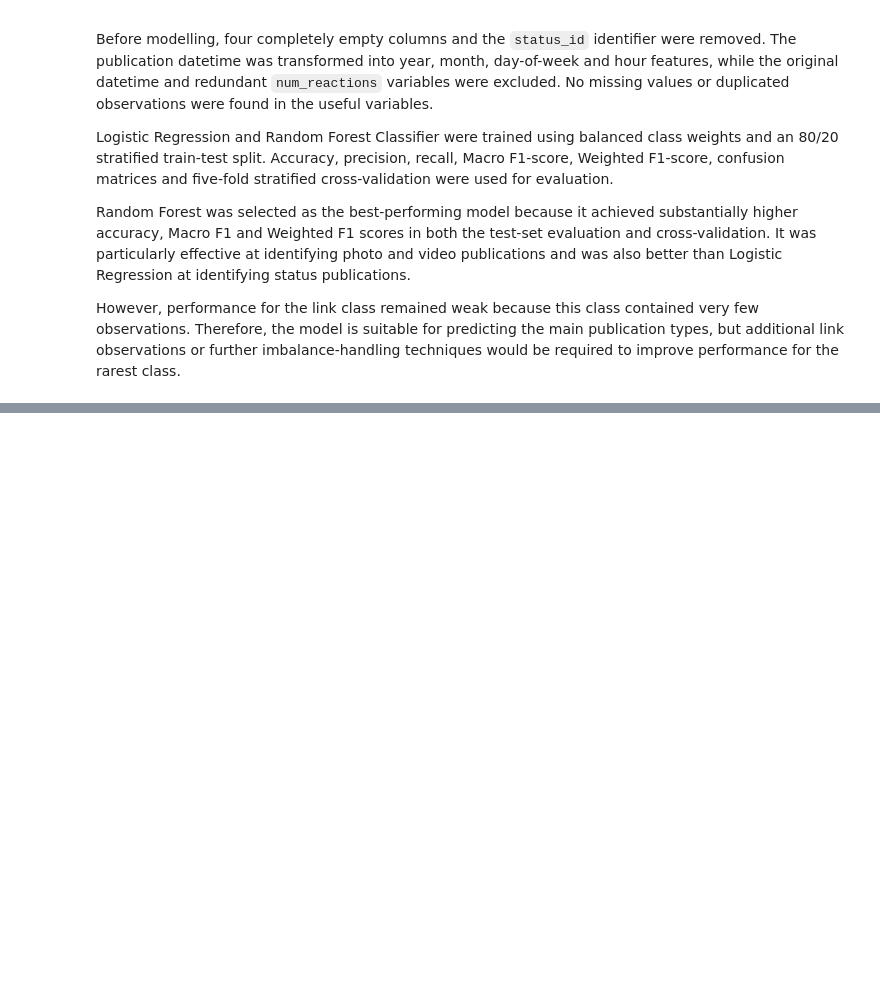
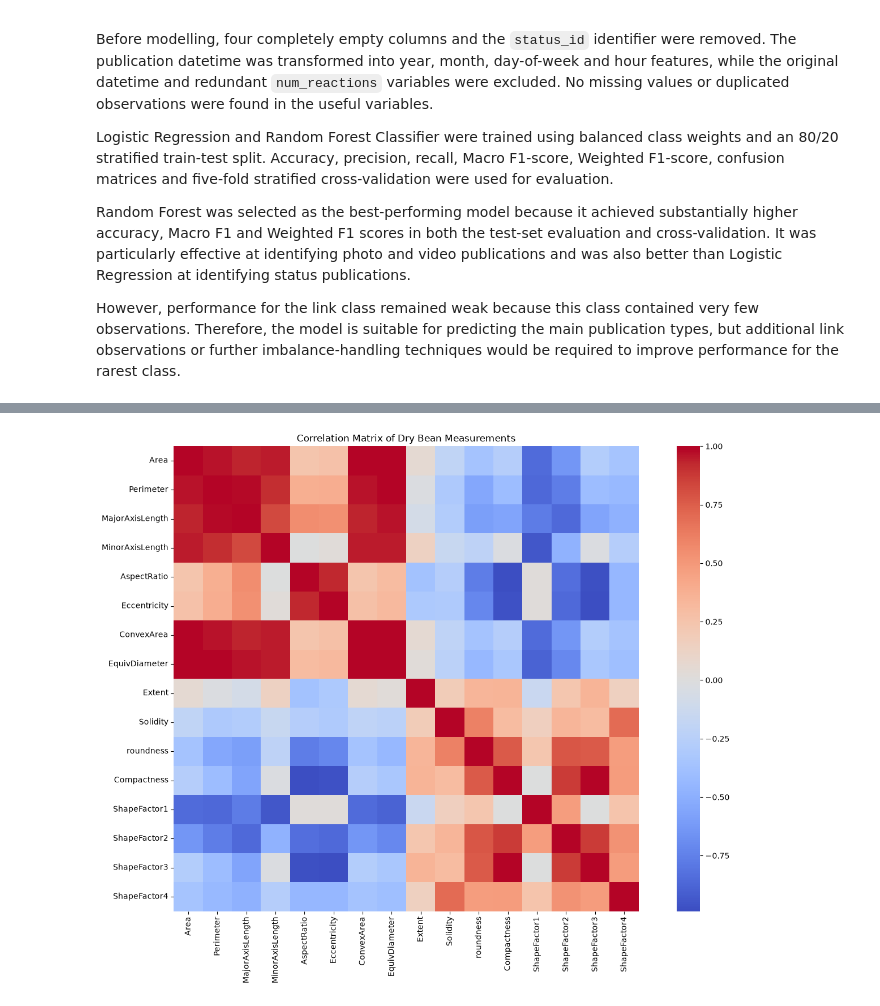
Before and after one commit to AmandaTFerraz/predictive-analytics-final-project, a Jupyter notebook: pda_finalproject.ipynb, the cells around one changed output, grey strips where cells are left out. Cells and saved outputs as stored; diff of their text form; code cells hidden in the pictures; blank space fills up the shorter version.

```diff
--- a/pda_finalproject.ipynb
+++ b/pda_finalproject.ipynb
@@ -1571,0 +1758,9 @@ However, performance for the link class remained weak because this class contain
+# %%
+bean_numeric_features = (
+    bean_df
+    .drop(columns=["Class"])
+    .columns
+    .tolist()
+)
+
+bean_df[bean_numeric_features].describe().T.round(3)
@@ -1571,0 +1785,20 @@ However, performance for the link class remained weak because this class contain
+# %%
+bean_correlation_matrix = (
+    bean_df[bean_numeric_features]
+    .corr()
+)
+
+plt.figure(figsize=(14, 10))
+
+sns.heatmap(
+    bean_correlation_matrix,
+    cmap="coolwarm",
+    center=0,
+    square=True
+)
+
+plt.title("Correlation Matrix of Dry Bean Measurements")
+plt.tight_layout()
+plt.show()
+# %% [output]
+[figure, added]
```
Also changed, not shown: parts of 43 cells of this notebook, 1 other file.
